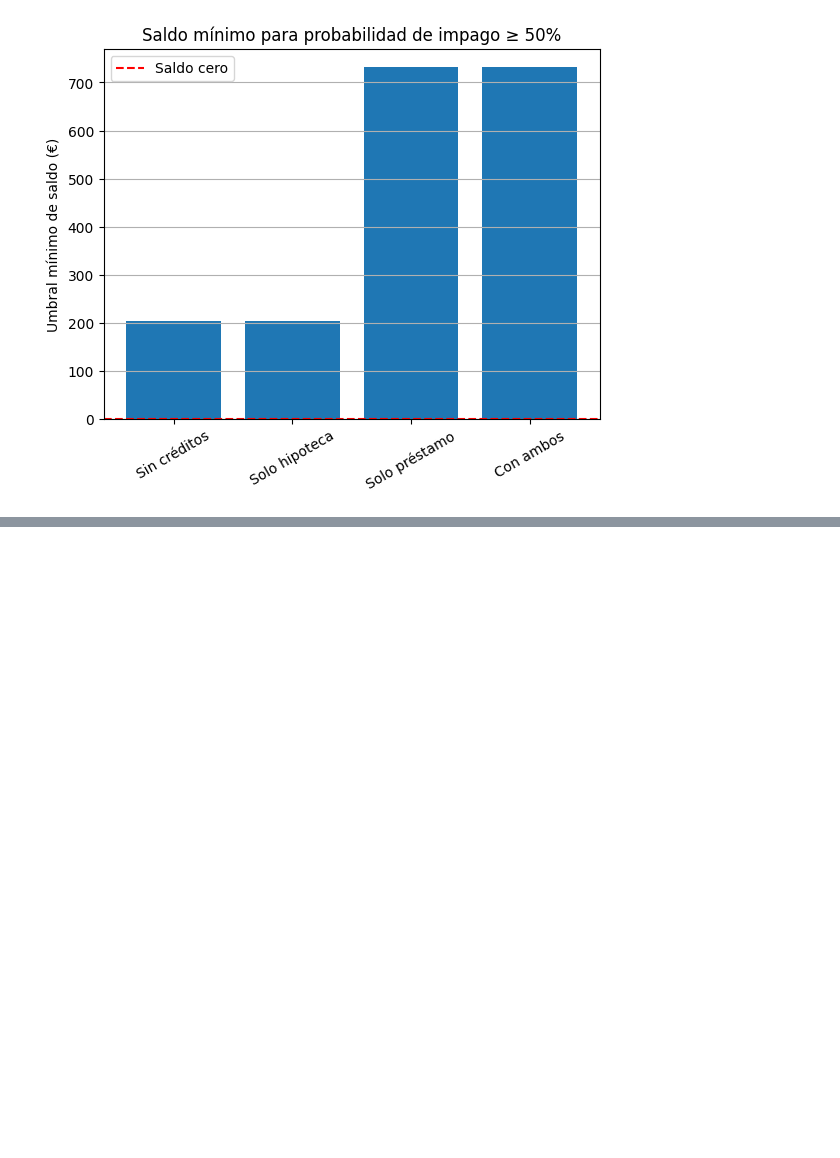
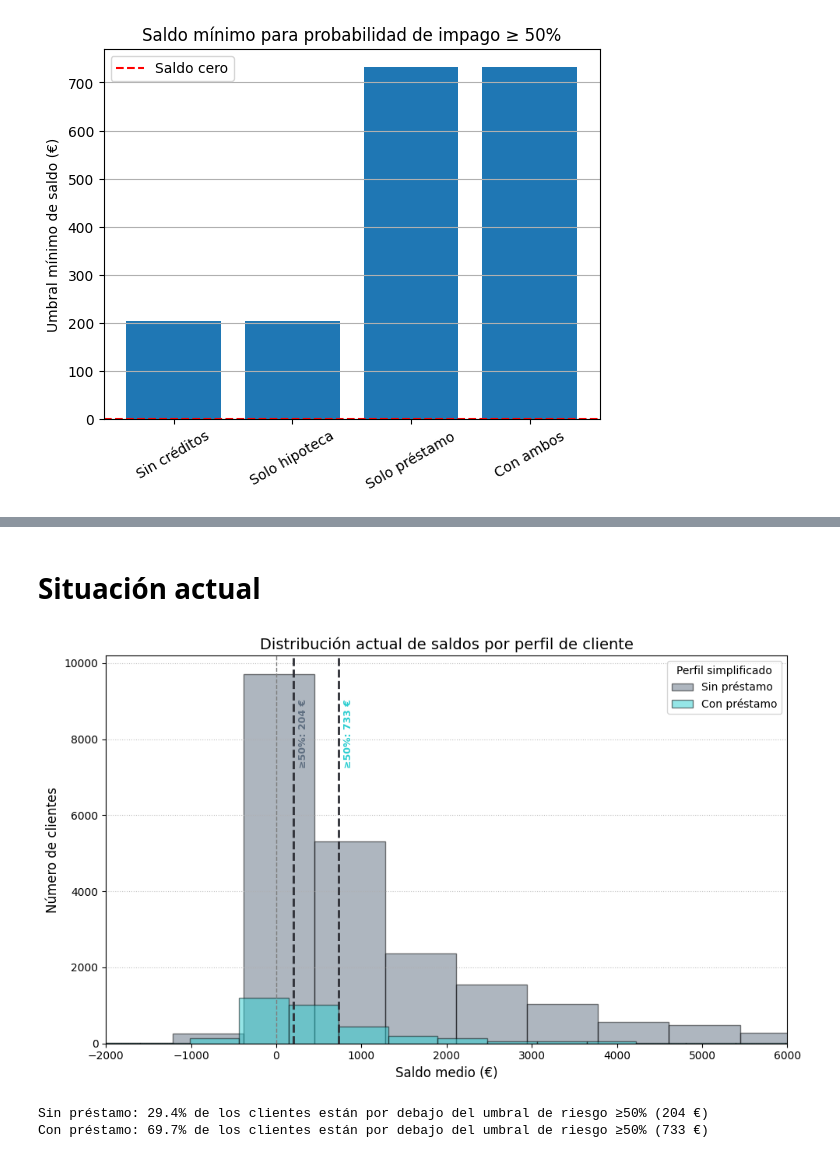
Before and after one commit to MarinaTorba/PersonalDataProrjects, a Jupyter notebook: Equip_9/Scripts/Analisis_Finanzas_250526.ipynb, the cells around one changed output, grey strips where cells are left out. Cells and saved outputs as stored; diff of their text form; code cells hidden in the pictures; blank space fills up the shorter version.

```diff
--- a/Equip_9/Scripts/Analisis_Finanzas_250526.ipynb
+++ b/Equip_9/Scripts/Analisis_Finanzas_250526.ipynb
@@ -1121,0 +1264,68 @@ plt.show()
+# %% [markdown]
+# Situación actual
+# %%
+def clasificar_perfil_simplificado(row):
+    if row['loan'] == 0:
+        return 'Sin préstamo'
+    else:
+        return 'Con préstamo'
+
+df['Perfil_simplificado'] = df.apply(clasificar_perfil_simplificado, axis=1)
+
+colores_perfil_simplificado = {
+    'Con préstamo': "#2CCED1",
+    'Sin préstamo': "#5F6F81"
+}
+
+plt.figure(figsize=(10, 6))
+
+# Histograma por perfil simplificado, con relleno y transparencia
+for perfil in df['Perfil_simplificado'].unique():
+    subset = df[df['Perfil_simplificado'] == perfil]
+    plt.hist(subset['balance'], bins=100, alpha=0.5, density=False,
+             label=perfil, color=colores_perfil_simplificado[perfil], edgecolor='black')
+
+# Línea vertical para balance = 0 €
+plt.axvline(x=0, color='grey', linestyle='--', linewidth=1)
+#plt.text(20, plt.ylim()[1]*0.95, 'Balance = 0 €', color='black', fontsize=10)
+
+# Umbrales de riesgo ≥50% por perfil
+umbrales_simplificados = {
+    'Sin préstamo': df_umbrales.loc[df_umbrales['Perfil'] == 'Sin créditos', 'Riesgo ≥50%'].values[0],
+    'Con préstamo': df_umbrales.loc[df_umbrales['Perfil'] == 'Solo préstamo', 'Riesgo ≥50%'].values[0]
+}
+
+for perfil, umbral in umbrales_simplificados.items():
+    if pd.notnull(umbral):
+        plt.axvline(x=umbral, color='#2E2F36', linestyle='--', linewidth=2)
+        plt.text(umbral + 50, plt.ylim()[1]*0.8, f"≥50%: {umbral} €",
+                 color=colores_perfil_simplificado[perfil], rotation=90,
+                 ha='left', va='center', fontsize=9, fontweight='bold')
+
+# Limitar eje X
+plt.xlim(-2000, 6000)
+
+# Personalización
+plt.title("Distribución actual de saldos por perfil de cliente", fontsize=14)
+plt.xlabel("Saldo medio (€)", fontsize=12)
+plt.ylabel("Número de clientes", fontsize=12)
+plt.legend(title="Perfil simplificado")
+plt.grid(axis='y', linestyle=':', alpha=0.8)
+plt.tight_layout()
+plt.show()
+# %% [output]
+[figure, added]
+# %%
+# Calcular porcentaje de clientes por debajo del umbral de riesgo ≥50%
+porcentajes = {}
+
+for perfil, umbral in umbrales_simplificados.items():
+    subset = df[df['Perfil_simplificado'] == perfil]
+    total = len(subset)
+    en_riesgo = subset[subset['balance'] <= umbral]
+    porcentaje = len(en_riesgo) / total * 100 if total > 0 else 0
+    porcentajes[perfil] = porcentaje
+    print(f"{perfil}: {porcentaje:.1f}% de los clientes están por debajo del umbral de riesgo ≥50% ({umbral} €)")
+# %% [output]
+Sin préstamo: 29.4% de los clientes están por debajo del umbral de riesgo ≥50% (204 €)
+Con préstamo: 69.7% de los clientes están por debajo del umbral de riesgo ≥50% (733 €)
```
Also changed, not shown: parts of 7 cells of this notebook.
